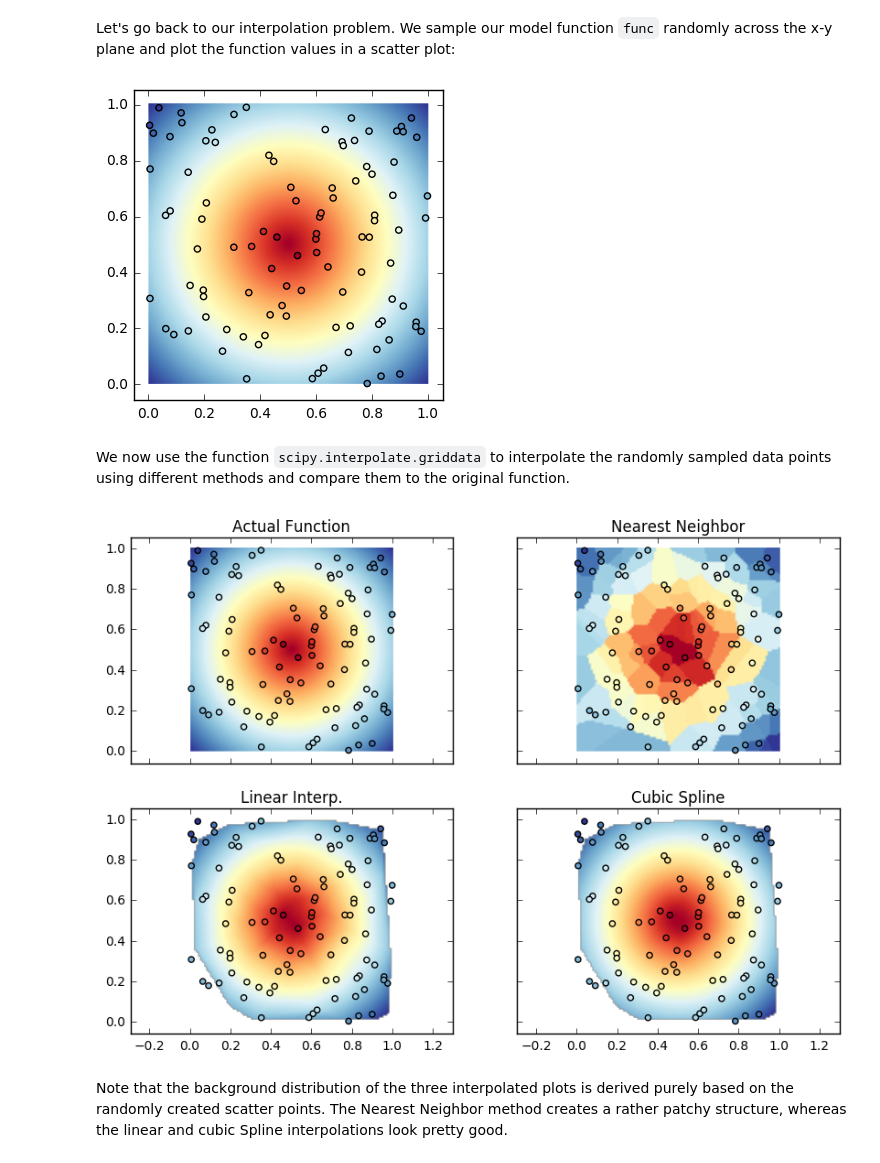
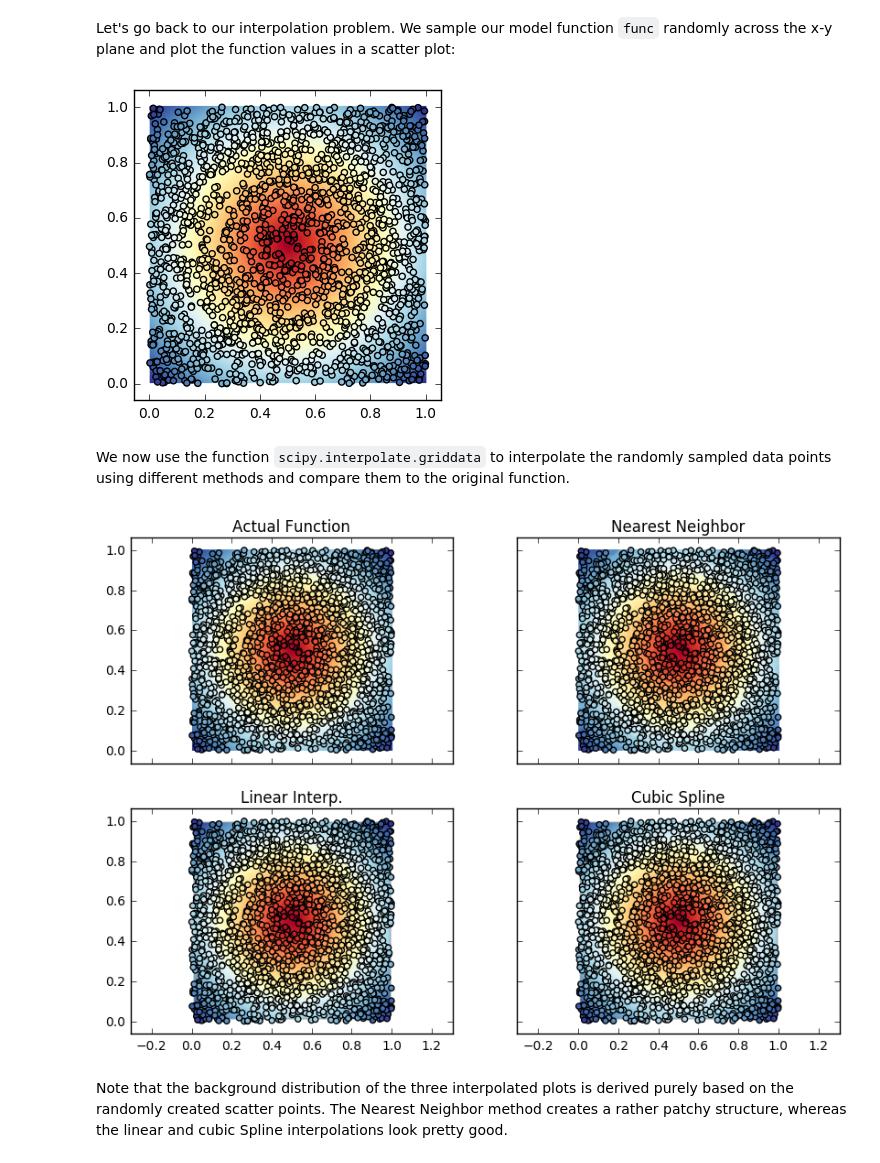
Before and after one commit to mommermi/Introduction-to-Python-for-Scientists, a Jupyter notebook: notebooks/Interpolation_20161104.ipynb, the cells around one changed output. Drawn from its saved outputs; the diff is of its cells as text; code cells hidden in the pictures.

```diff
--- a/notebooks/Interpolation_20161104.ipynb
+++ b/notebooks/Interpolation_20161104.ipynb
@@ -152,23 +157,23 @@ One more addition: meshgrids can be generated for any number of dimensions. The
 Let's go back to our interpolation problem. We sample our model function `func` randomly across the x-y plane and plot the function values in a scatter plot:
 # %%
 # create fake data in two dimensions
-xy_data = np.random.rand(100, 2)
+xy_data = np.random.rand(2000, 2)
 z_data  = func(xy_data[:,0], xy_data[:,1])
 
 grid_x, grid_y = np.mgrid[0:1:100j, 0:1:100j]
 
 # plot the function values in a scatter plot
 f, ax1 = plt.subplots()
 
 ax1.imshow(func(grid_x, grid_y).T, extent=(0,1,0,1), origin='lower',
           cmap='RdYlBu')
 
 ax1.scatter(xy_data[:,1], xy_data[:,0], label='data', edgecolor='black',
             c=z_data, cmap='RdYlBu')
 
 plt.show()
 # %% [output]
-[figure, old version]
+[figure, new version]
 # %% [markdown]
 We now use the function `scipy.interpolate.griddata` to interpolate the randomly sampled data points using different methods and compare them to the original function.
 # %%
@@ -220,6 +225,6 @@ ax4.set_title('Cubic Spline')
 
 plt.show()
 # %% [output]
-[figure, old version]
+[figure, new version]
 # %% [markdown]
 Note that the background distribution of the three interpolated plots is derived purely based on the randomly created scatter points. The Nearest Neighbor method creates a rather patchy structure, whereas the linear and cubic Spline interpolations look pretty good.
```
Also changed, not shown: parts of 1 cell of this notebook, 1 other file.
